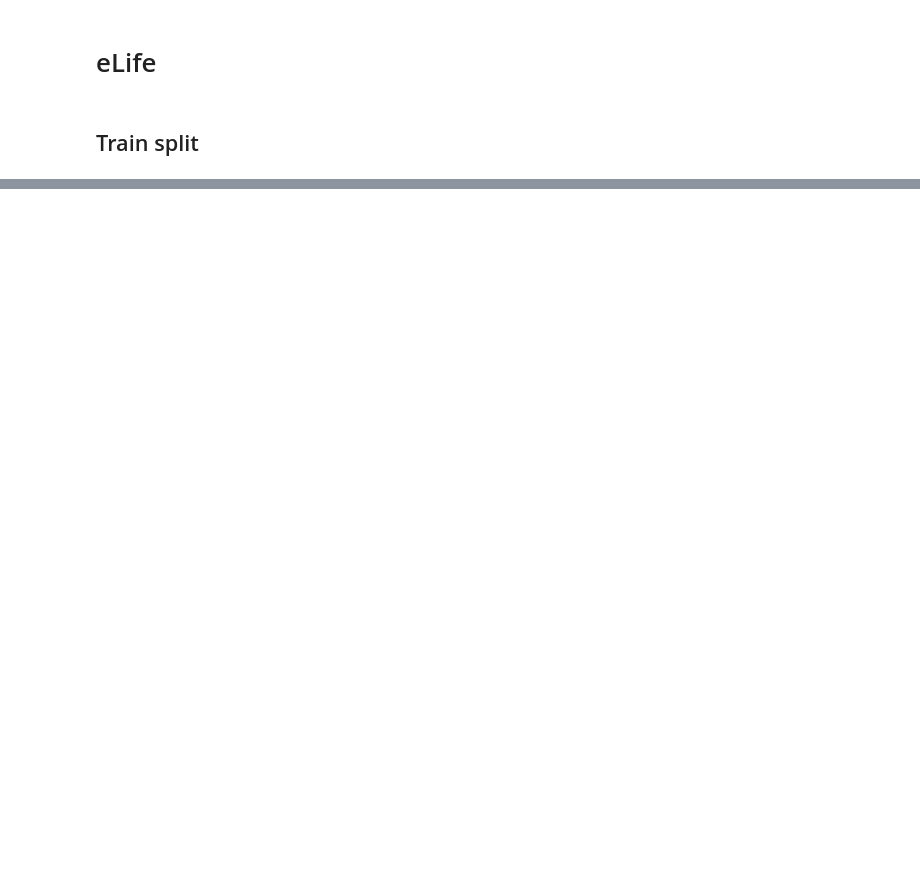
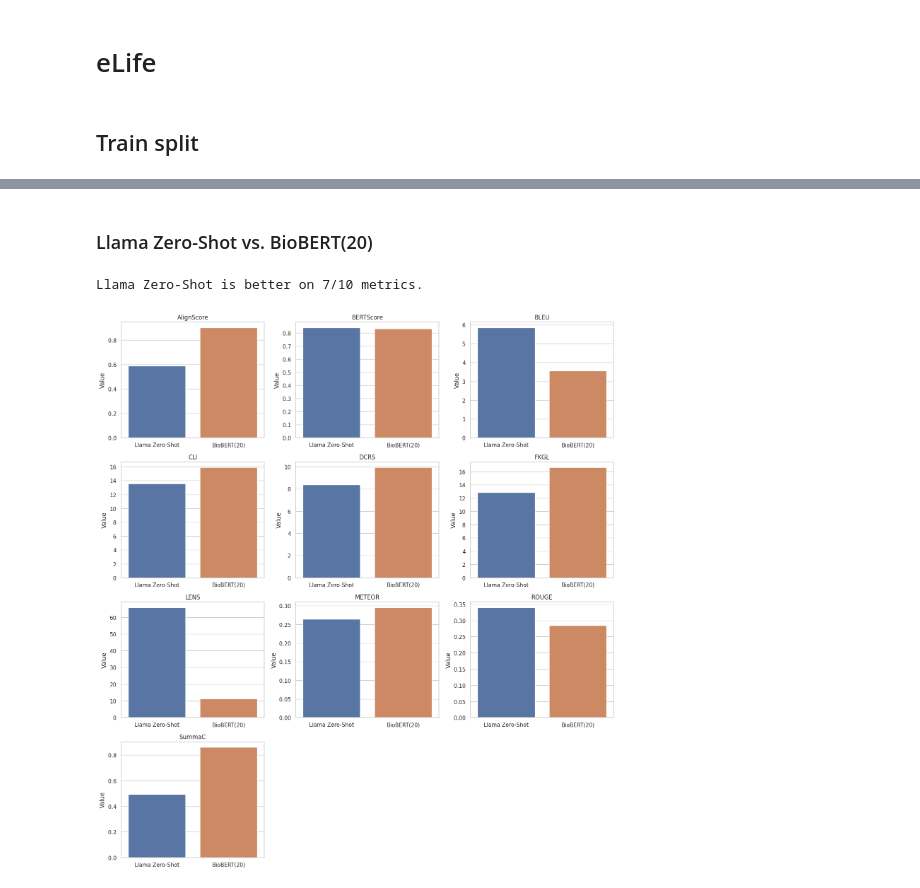
Before and after one commit to whopriyamuw/biolaysumm2025-task, a Jupyter notebook: notebooks/evals_analsis.ipynb, the cells around one changed output, grey strips where cells are left out. Saved outputs shown, nothing was run; the diff lists cells and outputs as text; code cells hidden in the pictures; blank space fills up the shorter version.

```diff
--- a/notebooks/evals_analsis.ipynb
+++ b/notebooks/evals_analsis.ipynb
@@ -171,0 +195,7 @@ Llama Zero-Shot is better on 6/10 metrics.
+# %% [markdown]
+### Llama Zero-Shot vs. BioBERT(20)
+# %%
+pairwise_comparison(llama_eval, biobert20_eval, ("Llama Zero-Shot", "BioBERT(20)"))
+# %% [output]
+Llama Zero-Shot is better on 7/10 metrics.
+[figure, added]
```
Also changed, not shown: parts of 8 cells of this notebook.
